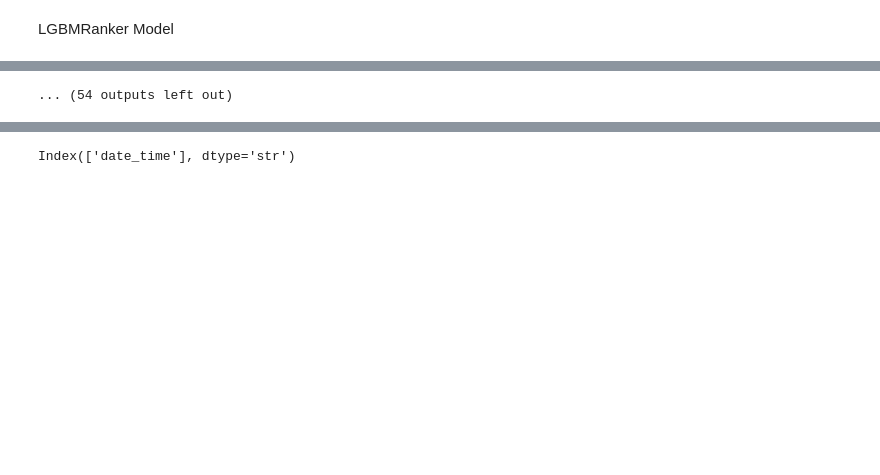
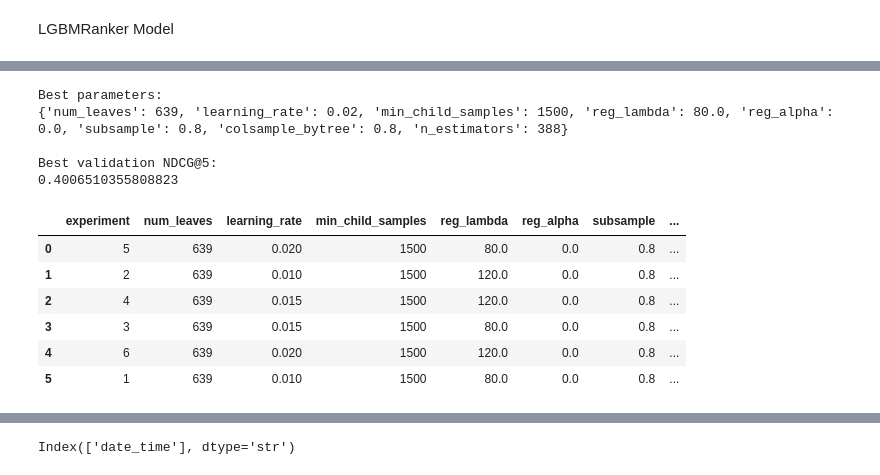
Before and after one commit to FieBergli/DMT_A2, a Jupyter notebook: task4.ipynb, the cells around one changed output, grey strips where cells are left out. Saved outputs shown, nothing was run; the diff lists cells and outputs as text; code cells hidden in the pictures; blank space fills up the shorter version.

```diff
--- a/task4.ipynb
+++ b/task4.ipynb
@@ -457,18 +460,65 @@ import pandas as pd
 import lightgbm as lgb
 
 # Best core parameters from previous grid search
-base_params = {
-    "num_leaves": 383,
-    "learning_rate": 0.02,
-    "min_child_samples": 900
-}
+# base_params = {
+#     "num_leaves": 383,
+#     "learning_rate": 0.02,
+#     "min_child_samples": 900
+# }
 
 # 4 x 2 x 2 x 2 = 32 experiments
+# param_grid = {
+#     "reg_lambda": [0.0, 1.0, 5.0, 10.0],
+#     "reg_alpha": [0.0, 0.1],
+#     "subsample": [0.8, 0.9],
+#     "colsample_bytree": [0.8, 0.9]
+# }
+# reg_lambda = 10.0, reg_alpha = 0.0, subsample = 0.9, colsample_bytree = 0.8
+
+# # 2 x 1 x 2 x 2 = 8 experiments
+# param_grid = {
+#     "reg_lambda": [5.0, 10.0],
+#     "reg_alpha": [0.0],
+#     "subsample": [0.8, 0.9],
+#     "colsample_bytree": [0.8, 0.9]
+# }
+# # reg_lambda = 10.0, reg_alpha = 0.0, subsample = 0.9, colsample_bytree = 0.8
+
+# base_params = {
+#     "learning_rate": 0.02,
+#     "reg_alpha": 0.0,
+#     "subsample": 0.8,
+#     "colsample_bytree": 0.8,
+# }
+
+# param_grid = {
+#     "num_leaves": [319, 383, 511],
+#     "min_child_samples": [700, 900, 1200],
+#     "reg_lambda": [10.0, 20.0, 40.0]
+# }
+# -> 0	24	511	0.02	900	40.0	0.0	0.8	0.8	327	0.399595
+
+# base_params = {
+#     "learning_rate": 0.02,
+#     "reg_alpha": 0.0,
+#     "subsample": 0.8,
+#     "colsample_bytree": 0.8,
+# }
+
+# param_grid = {
+#     "num_leaves": [511, 639, 767],
+#     "min_child_samples": [900, 1200, 1500],
+#     "reg_lambda": [40.0, 60.0, 80.0]
+# }
+
 param_grid = {
-    "reg_lambda": [0.0, 1.0, 5.0, 10.0],
-    "reg_alpha": [0.0, 0.1],
-    "subsample": [0.8, 0.9],
-    "colsample_bytree": [0.8, 0.9]
+    "num_leaves": [639],
+    "learning_rate": [0.01, 0.015, 0.02],
+    "min_child_samples": [1500],
+    "reg_lambda": [80.0, 120.0],
+    "reg_alpha": [0.0],
+    "subsample": [0.8],
+    "colsample_bytree": [0.8]
 }
 
 # Create all parameter combinations
@@ -504,7 +554,7 @@ for i, params in enumerate(experiments, start=1):
         device="cpu",
 
         # 1000 is enough here because the previous best stopped at 202 trees
-        n_estimators=1000,
+        n_estimators=2000,
 
         random_state=RANDOM_STATE,
         n_jobs=-1,
@@ -687,4 +752,15 @@ Early stopping, best iteration is:
-... (54 outputs left out)
+Best parameters:
+{'num_leaves': 639, 'learning_rate': 0.02, 'min_child_samples': 1500, 'reg_lambda': 80.0, 'reg_alpha': 0.0, 'subsample': 0.8, 'colsample_bytree': 0.8, 'n_estimators': 388}
+
+Best validation NDCG@5:
+0.4006510355808823
+|  | experiment | num_leaves | learning_rate | min_child_samples | reg_lambda | reg_alpha | subsample | ... |
+| 0 | 5 | 639 | 0.020 | 1500 | 80.0 | 0.0 | 0.8 | ... |
+| 1 | 2 | 639 | 0.010 | 1500 | 120.0 | 0.0 | 0.8 | ... |
+| 2 | 4 | 639 | 0.015 | 1500 | 120.0 | 0.0 | 0.8 | ... |
+| 3 | 3 | 639 | 0.015 | 1500 | 80.0 | 0.0 | 0.8 | ... |
+| 4 | 6 | 639 | 0.020 | 1500 | 120.0 | 0.0 | 0.8 | ... |
+| 5 | 1 | 639 | 0.010 | 1500 | 80.0 | 0.0 | 0.8 | ... |
 # %%
 # # Rebuild feature list from full training data.
 # final_feature_cols = [
```
Also changed, not shown: parts of 8 cells of this notebook, 3 other files.
